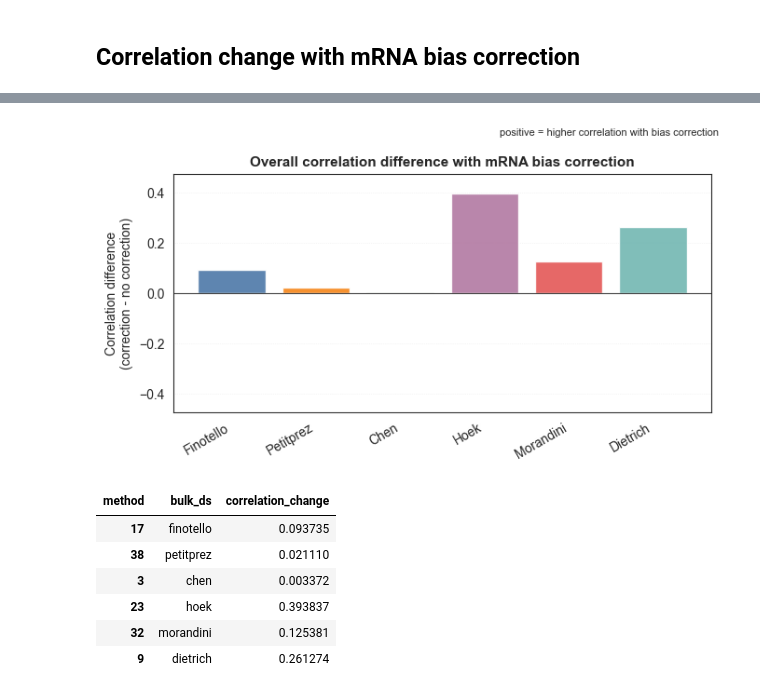
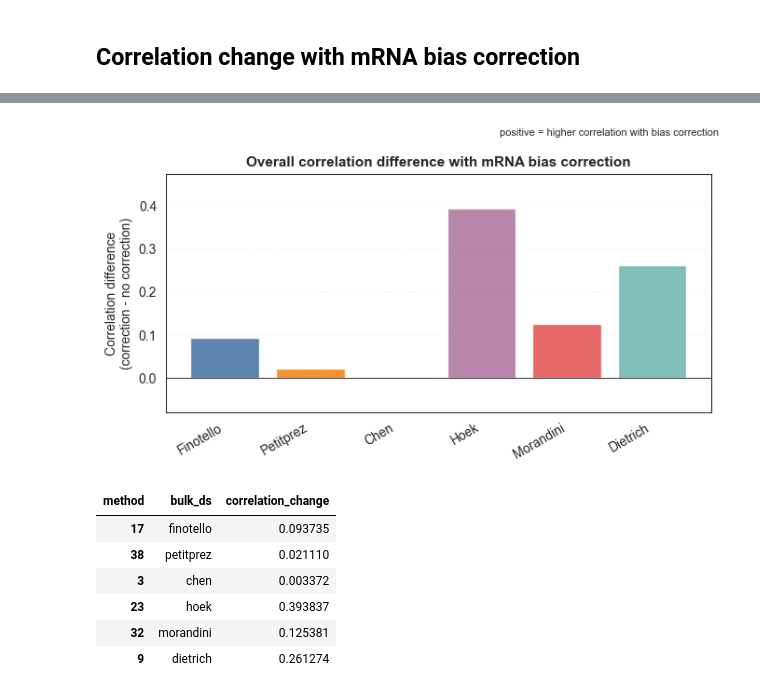
Before and after one commit to ComputationalBiomedicineGroup/rectangle_paper, a Jupyter notebook: notebooks/figure_4.ipynb, the cells around one changed output, grey strips where cells are left out. Saved outputs shown, nothing was run; the diff lists cells and outputs as text; code cells hidden in the pictures.

```diff
--- a/notebooks/figure_4.ipynb
+++ b/notebooks/figure_4.ipynb
@@ -2393,7 +2393,7 @@ all_values = np.array(heights, dtype=float)
 finite_values = all_values[np.isfinite(all_values)]
 if finite_values.size:
     max_abs = max(abs(float(finite_values.min())), abs(float(finite_values.max())), 0.02)
-    ax_cells.set_ylim(-max_abs * 1.20, max_abs * 1.20)
+    ax_cells.set_ylim(-max_abs * 0.20, max_abs * 1.20)
 
 fig.suptitle('RMSE difference with mRNA bias correction', fontsize=12, fontweight='bold', y=0.995)
 fig.text(0.99, 0.98, 'positive = lower RMSE with bias correction', ha='right', va='top', fontsize=8)
@@ -2458,7 +2458,7 @@ finite_values = np.array(heights, dtype=float)
 finite_values = finite_values[np.isfinite(finite_values)]
 if finite_values.size:
     max_abs = max(abs(float(finite_values.min())), abs(float(finite_values.max())), 0.02)
-    ax.set_ylim(-max_abs * 1.20, max_abs * 1.20)
+    ax.set_ylim(-max_abs * 0.2, max_abs * 1.20)
 
 fig.text(0.99, 0.98, 'positive = lower RMSE with bias correction', ha='right', va='top', fontsize=8)
 plt.tight_layout(rect=[0.0, 0.0, 1.0, 0.94])
@@ -2544,7 +2544,7 @@ all_values = np.array(heights, dtype=float)
 finite_values = all_values[np.isfinite(all_values)]
 if finite_values.size:
     max_abs = max(abs(float(finite_values.min())), abs(float(finite_values.max())), 0.05)
-    ax_cells.set_ylim(-max_abs * 1.20, max_abs * 1.20)
+    ax_cells.set_ylim(-max_abs * 0.20, max_abs * 1.20)
 
 fig.suptitle('Correlation difference with mRNA bias correction', fontsize=12, fontweight='bold', y=0.995)
 fig.text(0.99, 0.98, 'positive = higher correlation with bias correction', ha='right', va='top', fontsize=8)
@@ -2590,35 +2590,35 @@ overall_cor = overall_cor.sort_values('bulk_ds')
 
 dataset_colors = dict(zip(bulk_order, ['#4C78A8', '#F58518', '#54A24B', '#B279A2', '#E45756', '#72B7B2']))
 bar_colors = [dataset_colors[b] for b in overall_cor['bulk_ds'].astype(str)]
 x_labels = [bulk_labels[b] for b in overall_cor['bulk_ds'].astype(str)]
 heights = overall_cor['correlation_change'].astype(float).to_list()
 
 fig, ax = plt.subplots(figsize=(6.8, 3.8), facecolor='white')
 x = np.arange(len(heights))
 ax.bar(x, heights, color=bar_colors, alpha=0.9)
 ax.axhline(0, color='#444444', linewidth=0.8)
 ax.set_xticks(x)
 ax.set_xticklabels(x_labels, rotation=30, ha='right')
 ax.set_ylabel('Correlation difference\n(correction - no correction)')
 ax.set_title('Overall correlation difference with mRNA bias correction', fontsize=11, fontweight='bold')
 ax.grid(axis='y', linestyle=':', alpha=0.35)
 for spine in ax.spines.values():
     spine.set_linewidth(0.8)
 
 finite_values = np.array(heights, dtype=float)
 finite_values = finite_values[np.isfinite(finite_values)]
 if finite_values.size:
     max_abs = max(abs(float(finite_values.min())), abs(float(finite_values.max())), 0.05)
-    ax.set_ylim(-max_abs * 1.20, max_abs * 1.20)
+    ax.set_ylim(-max_abs * 0.20, max_abs * 1.20)
 
 fig.text(0.99, 0.98, 'positive = higher correlation with bias correction', ha='right', va='top', fontsize=8)
 plt.tight_layout(rect=[0.0, 0.0, 1.0, 0.94])
 plt.savefig('../figures/fig4_mrna_bias_correlation_overall_change.pdf', dpi=300, bbox_inches='tight')
 plt.show()
 
 overall_cor[['bulk_ds', 'correlation_change']]
 # %% [output]
-[figure, old version]
+[figure, new version]
 | method | bulk_ds | correlation_change |
 | 17 | finotello | 0.093735 |
 | 38 | petitprez | 0.021110 |
```
Also changed, not shown: parts of 3 cells of this notebook, 2 other files.
